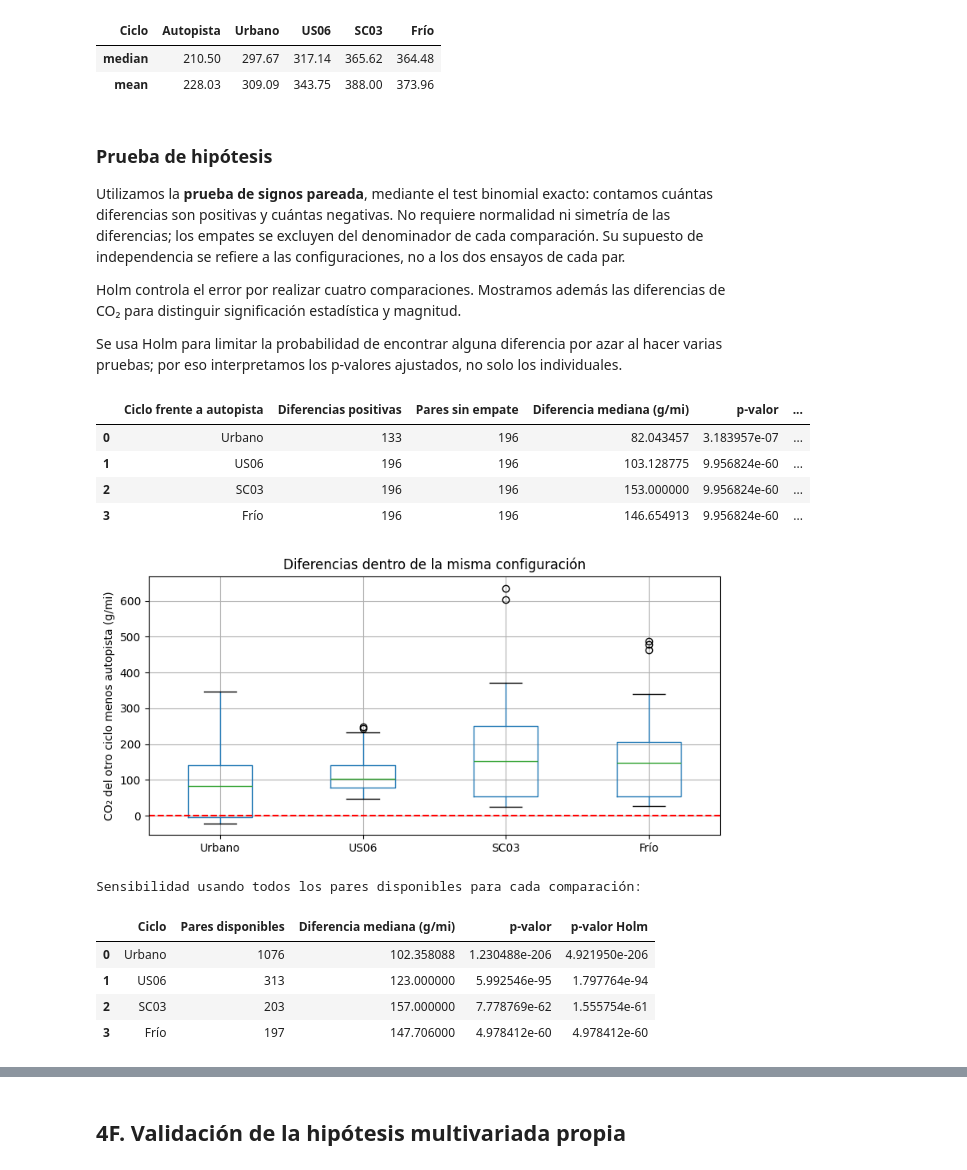
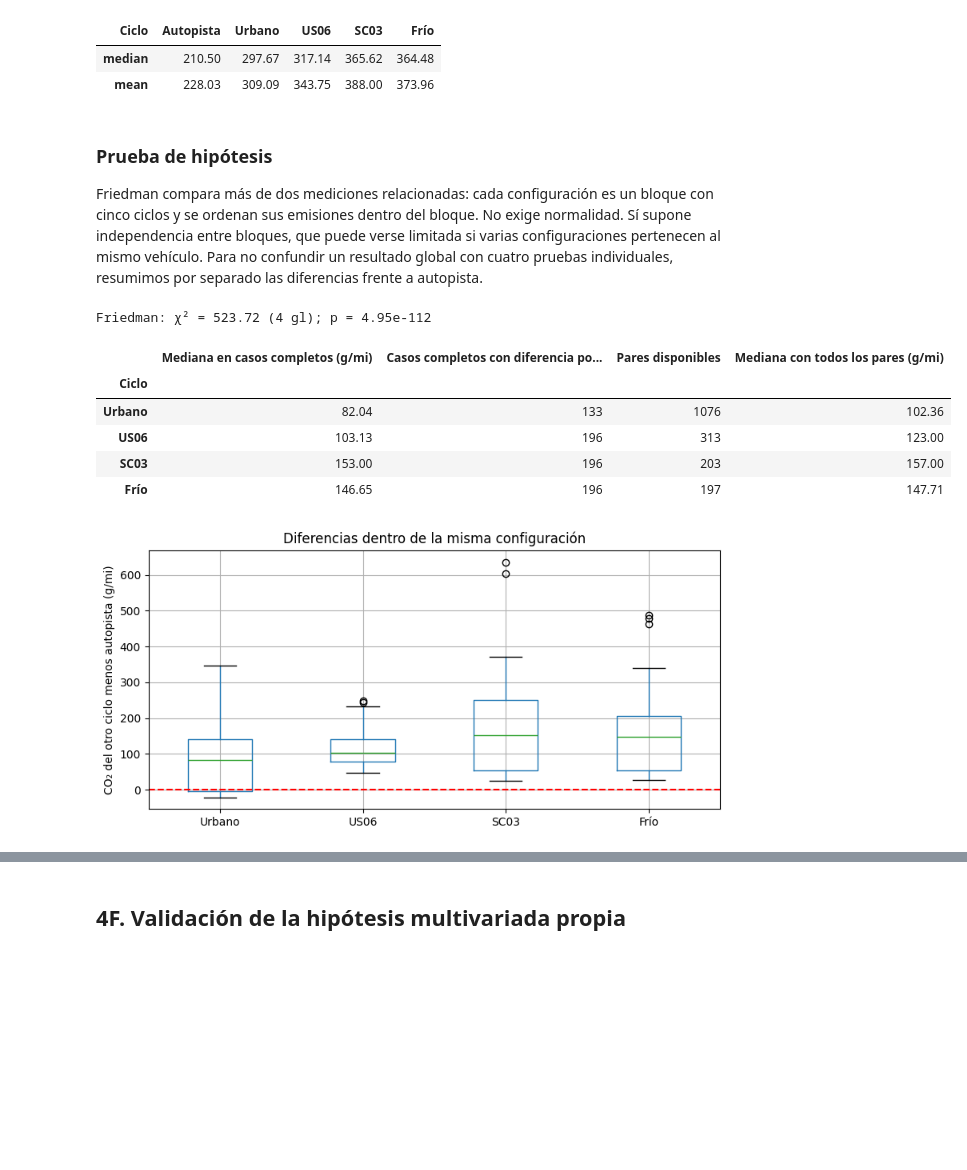
Before and after one commit to rodrigo1git/TPE-Fundamentos-de-Ciencia-de-Datos, a Jupyter notebook: TPE.ipynb, the cells around one changed output, grey strips where cells are left out. Drawn from its saved outputs; the diff is of its cells as text; code cells hidden in the pictures; blank space fills up the shorter version.

```diff
--- a/TPE.ipynb
+++ b/TPE.ipynb
@@ -2989,67 +2922,31 @@ Configuraciones con los cinco ciclos: 196
 # %% [markdown]
 ### Prueba de hipótesis
 
-Utilizamos la **prueba de signos pareada**, mediante el test binomial exacto: contamos cuántas diferencias son positivas y cuántas negativas. No requiere normalidad ni simetría de las diferencias; los empates se excluyen del denominador de cada comparación. Su supuesto de independencia se refiere a las configuraciones, no a los dos ensayos de cada par.
-
-Holm controla el error por realizar cuatro comparaciones. Mostramos además las diferencias de CO₂ para distinguir significación estadística y magnitud.
-
-Se usa Holm para limitar la probabilidad de encontrar alguna diferencia por azar al hacer varias pruebas; por eso interpretamos los p-valores ajustados, no solo los individuales.
+Friedman compara más de dos mediciones relacionadas: cada configuración es un bloque con cinco ciclos y se ordenan sus emisiones dentro del bloque. No exige normalidad. Sí supone independencia entre bloques, que puede verse limitada si varias configuraciones pertenecen al mismo vehículo. Para no confundir un resultado global con cuatro pruebas individuales, resumimos por separado las diferencias frente a autopista.
 # %%
-from statsmodels.stats.multitest import multipletests
-
+f_4e, p_4e = stats.friedmanchisquare(*(pareados_4e[c] for c in ciclos_4e))
+print(f"Friedman: χ² = {f_4e:.2f} (4 gl); p = {p_4e:.3g}")
 diferencias_4e = pareados_4e[ciclos_4e[1:]].subtract(pareados_4e["Autopista"], axis=0)
-resultados_4e = []
-for ciclo in ciclos_4e[1:]:
-    diferencia = diferencias_4e[ciclo]
-    positivos = int((diferencia > 0).sum())
-    no_empates = int((diferencia != 0).sum())
-    p_signos = (stats.binomtest(positivos, no_empates, p=0.50,
-                              alternative="greater").pvalue if no_empates else 1.0)
-    resultados_4e.append([ciclo, positivos, no_empates,
-                          diferencia.median(), p_signos])
-
-resultados_4e = pd.DataFrame(resultados_4e, columns=[
-    "Ciclo frente a autopista", "Diferencias positivas", "Pares sin empate",
-    "Diferencia mediana (g/mi)", "p-valor"
-])
-resultados_4e["p-valor Holm"] = multipletests(resultados_4e["p-valor"], method="holm")[1]
-resultados_4e["Rechaza H0"] = resultados_4e["p-valor Holm"] < 0.05
-display(resultados_4e)
-
+todos_4e = tabla_ciclos_4e[ciclos_4e[1:]].subtract(tabla_ciclos_4e["Autopista"], axis=0)
+display(pd.DataFrame({"Mediana en casos completos (g/mi)": diferencias_4e.median(),
+                      "Casos completos con diferencia positiva": (diferencias_4e > 0).sum(),
+                      "Pares disponibles": todos_4e.count(),
+                      "Mediana con todos los pares (g/mi)": todos_4e.median()}).round(2))
 diferencias_4e.boxplot(figsize=(8, 4))
 plt.axhline(0, color="red", linestyle="--")
 plt.ylabel("CO₂ del otro ciclo menos autopista (g/mi)")
 plt.title("Diferencias dentro de la misma configuración")
 plt.tight_layout()
 plt.show()
-
-sensibilidad_4e = []
-for ciclo in ciclos_4e[1:]:
-    pares = tabla_ciclos_4e[["Autopista", ciclo]].dropna()
-    diferencia = pares[ciclo] - pares["Autopista"]
-    no_empates = int((diferencia != 0).sum())
-    p = stats.binomtest(int((diferencia > 0).sum()), no_empates,
-                       p=0.5, alternative="greater").pvalue if no_empates else 1.0
-    sensibilidad_4e.append([ciclo, len(pares), diferencia.median(), p])
-sensibilidad_4e = pd.DataFrame(sensibilidad_4e, columns=[
-    "Ciclo", "Pares disponibles", "Diferencia mediana (g/mi)", "p-valor"
-])
-sensibilidad_4e["p-valor Holm"] = multipletests(sensibilidad_4e["p-valor"], method="holm")[1]
-print("Sensibilidad usando todos los pares disponibles para cada comparación:")
-display(sensibilidad_4e)
 # %% [output]
+Friedman: χ² = 523.72 (4 gl); p = 4.95e-112
-|  | Ciclo frente a autopista | Diferencias positivas | Pares sin empate | Diferencia mediana (g/mi) | p-valor | ... |
-| 0 | Urbano | 133 | 196 | 82.043457 | 3.183957e-07 | ... |
-| 1 | US06 | 196 | 196 | 103.128775 | 9.956824e-60 | ... |
-| 2 | SC03 | 196 | 196 | 153.000000 | 9.956824e-60 | ... |
-| 3 | Frío | 196 | 196 | 146.654913 | 9.956824e-60 | ... |
+|  | Mediana en casos completos (g/mi) | Casos completos con diferencia po... | Pares disponibles | Mediana con todos los pares (g/mi) |
+| Ciclo |  |  |  |  |
+| Urbano | 82.04 | 133 | 1076 | 102.36 |
+| US06 | 103.13 | 196 | 313 | 123.00 |
+| SC03 | 153.00 | 196 | 203 | 157.00 |
+| Frío | 146.65 | 196 | 197 | 147.71 |
 [figure]
-Sensibilidad usando todos los pares disponibles para cada comparación:
-|  | Ciclo | Pares disponibles | Diferencia mediana (g/mi) | p-valor | p-valor Holm |
-| 0 | Urbano | 1076 | 102.358088 | 1.230488e-206 | 4.921950e-206 |
-| 1 | US06 | 313 | 123.000000 | 5.992546e-95 | 1.797764e-94 |
-| 2 | SC03 | 203 | 157.000000 | 7.778769e-62 | 1.555754e-61 |
-| 3 | Frío | 197 | 147.706000 | 4.978412e-60 | 4.978412e-60 |
 # %% [markdown]
 ### Conclusión
 
```
Also changed, not shown: parts of 25 cells of this notebook, 1 other file.
